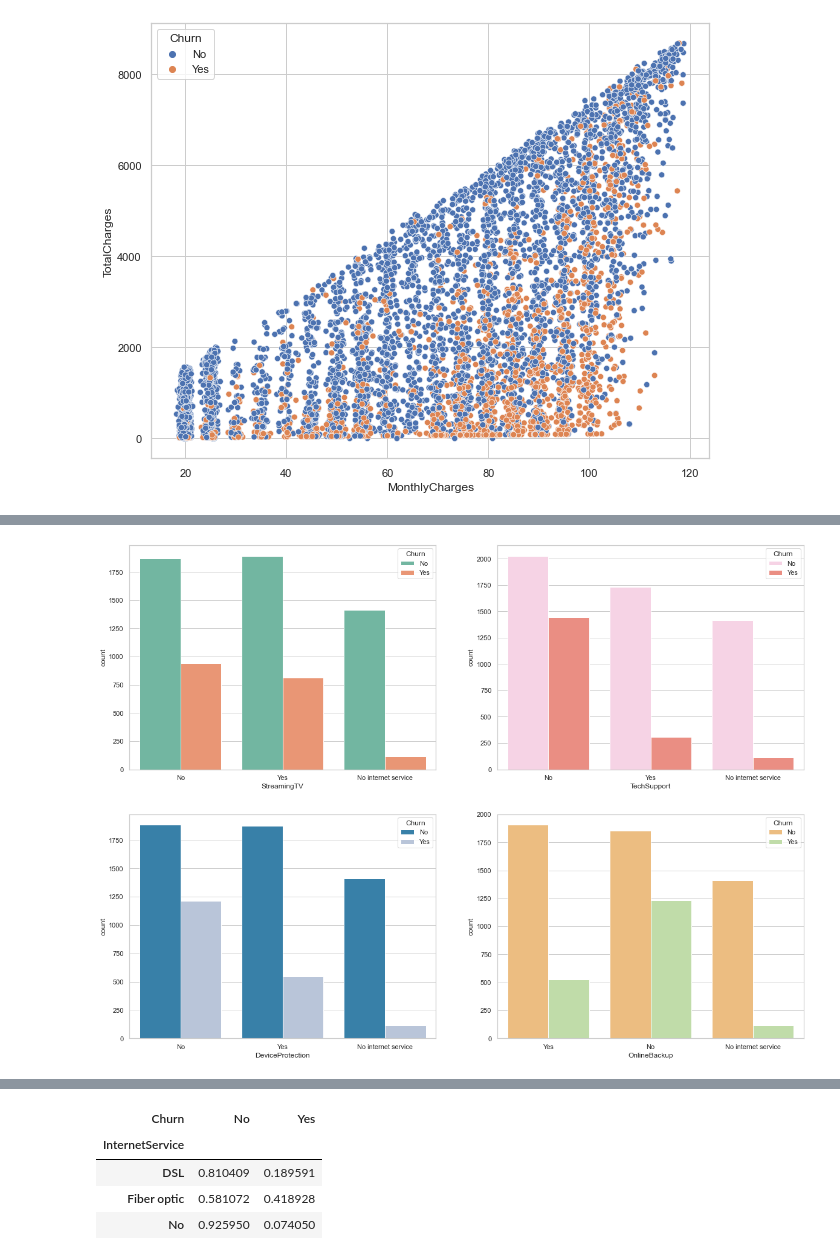
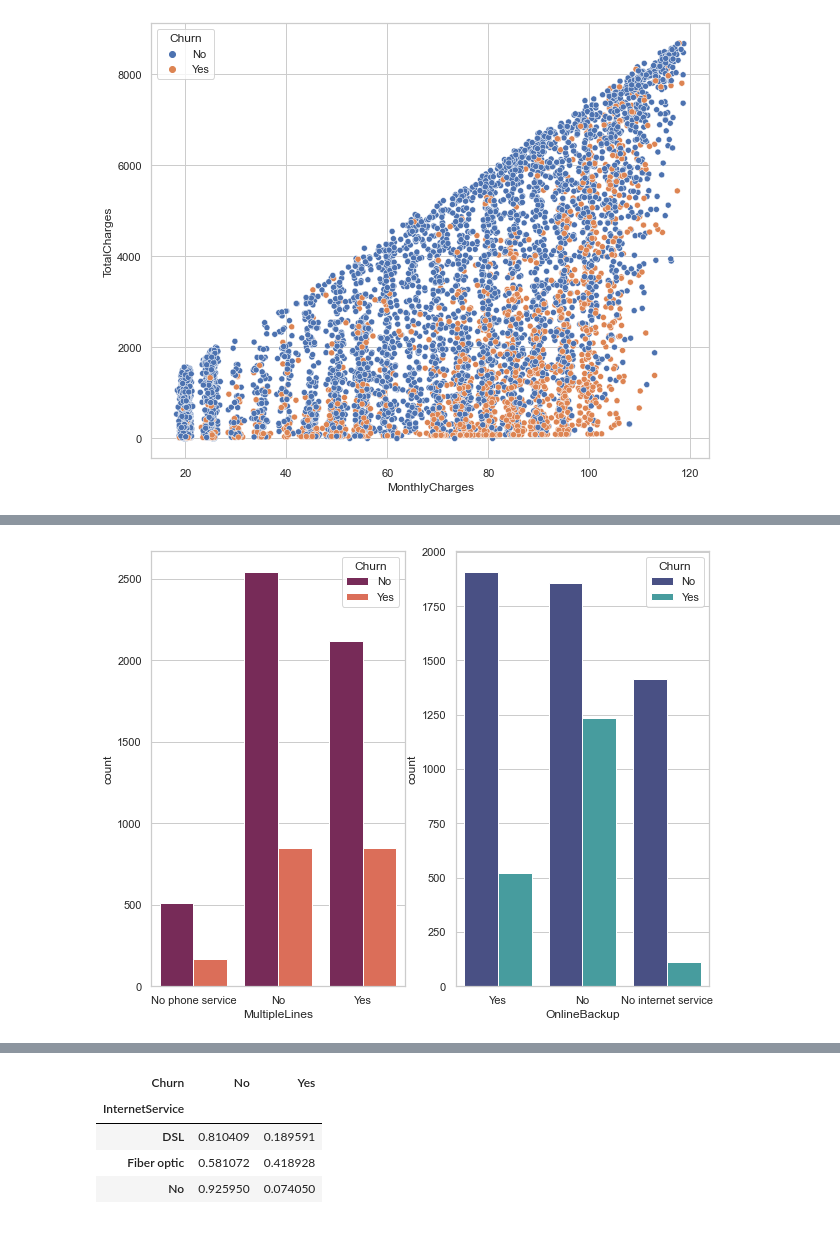
Before and after one commit to waruni1017/Customer-Churn-Analysis, a Jupyter notebook: Customer Churn Project.ipynb, the cells around one changed output, grey strips where cells are left out. Saved outputs shown, nothing was run; the diff lists cells and outputs as text; code cells hidden in the pictures.

```diff
--- a/Customer Churn Project.ipynb
+++ b/Customer Churn Project.ipynb
@@ -27,5 +38,5 @@ import matplotlib.pyplot as plt
 # %%
-df = pd.read_csv("C:/Users/waruni/OneDrive - Iowa State University/Documents/Customer Churn Project/Telco_Customer_Churn.csv")
+df = pd.read_csv("Telco_Customer_Churn.csv")
 # %%
 df.head().T
 # %% [output]
@@ -281,9 +364,7 @@ plt.show()
 # %%
-fig, ax = plt.subplots(2,2, figsize=(20, 15))
-sns.countplot(x="StreamingTV",hue="Churn", data = df, palette="Set2", ax=ax[0,0])
-sns.countplot(x="TechSupport",hue="Churn", data = df, palette="Set3_r", ax=ax[0,1])
-sns.countplot(x="DeviceProtection",hue="Churn", data = df, palette="PuBu_r", ax=ax[1,0])
-sns.countplot(x="OnlineBackup",hue="Churn", data = df, palette="Spectral", ax=ax[1,1])
+fig, ax = plt.subplots(1,2, figsize=(10, 8))
+sns.countplot(x="MultipleLines",hue="Churn", data = df, palette="rocket", ax=ax[0])
+sns.countplot(x="OnlineBackup",hue="Churn", data = df, palette="mako", ax=ax[1])
 plt.show()
 # %% [output]
-[figure, old version]
+[figure, new version]
```
Also changed, not shown: parts of 63 cells of this notebook.
